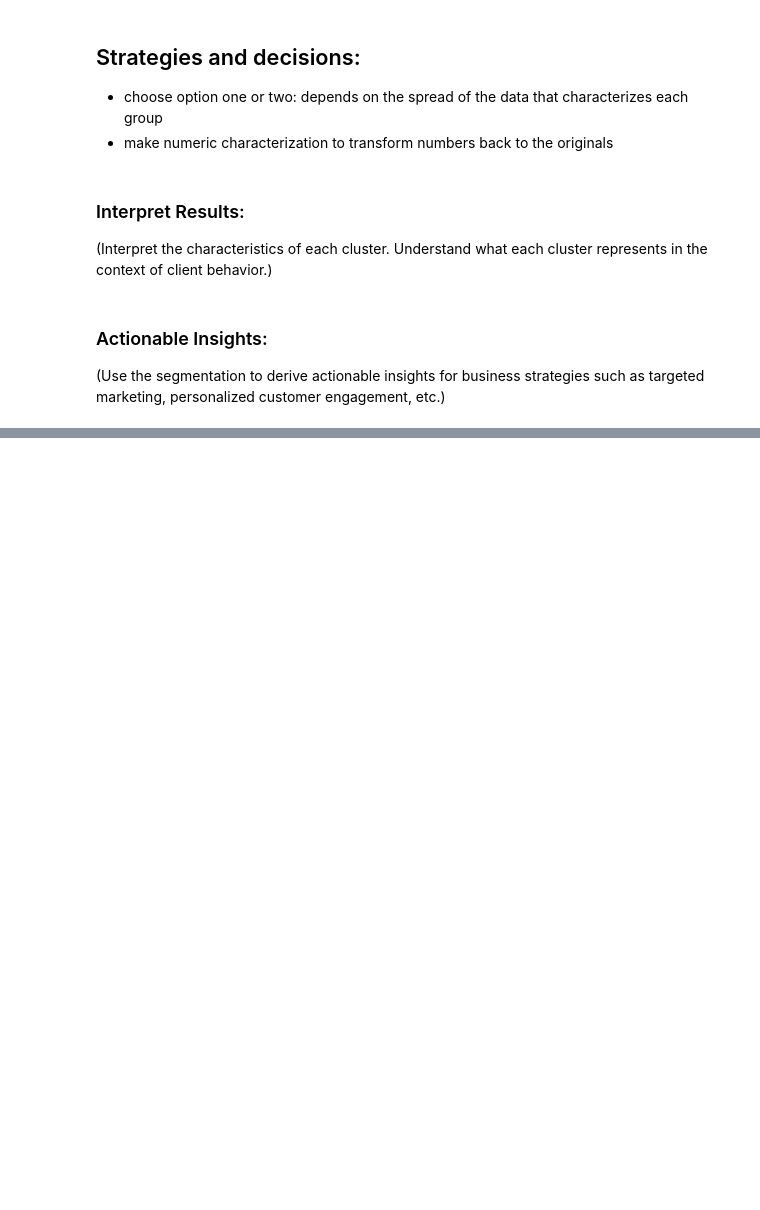
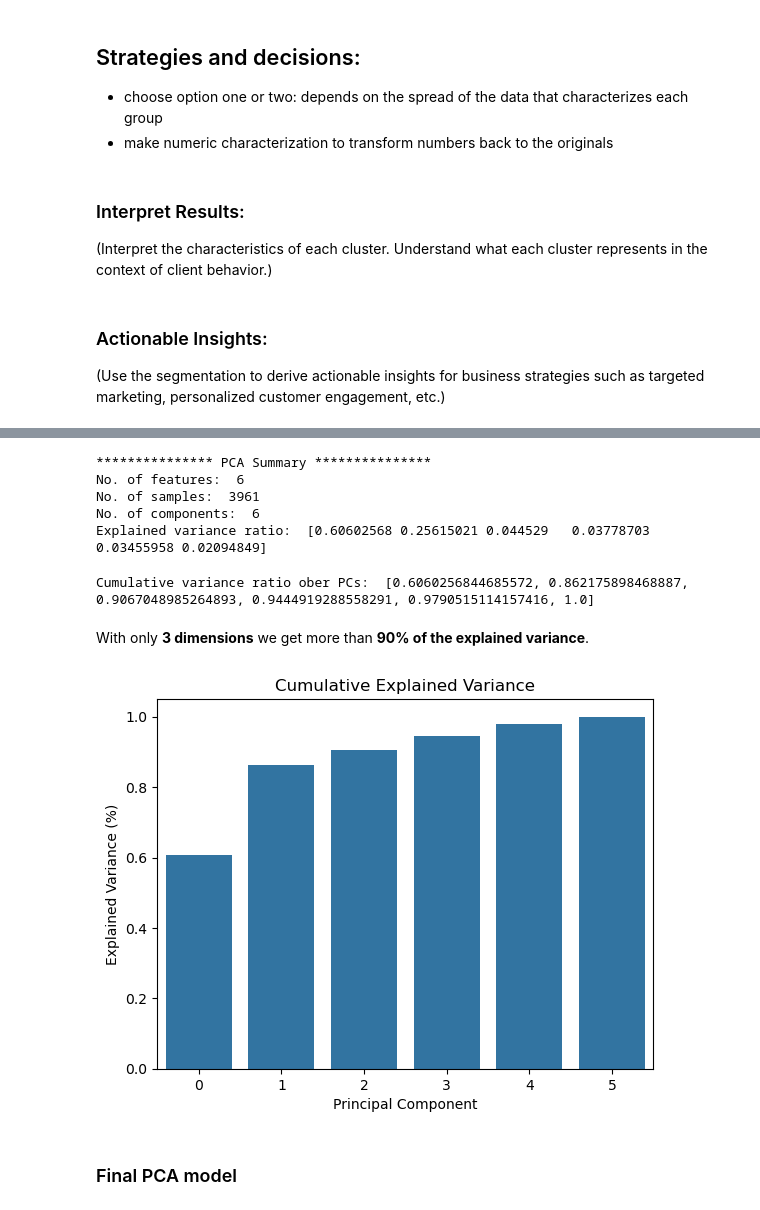
Before and after one commit to NunoMac/PostGrad_ProjectML_Group1_SportifyClientSegmentation, a Jupyter notebook: Sportify_customer_segmentation.ipynb, the cells around one changed output, grey strips where cells are left out. Drawn from its saved outputs; the diff is of its cells as text; code cells hidden in the pictures; blank space fills up the shorter version.

```diff
--- a/Sportify_customer_segmentation.ipynb
+++ b/Sportify_customer_segmentation.ipynb
@@ -342,0 +413,5 @@ The conclusions are very similar to Option One. Copied below:
+# %%
+#as seen before, delete empty values
+df_dig_clean2 = df_dig.dropna()
+print(len(df_dig_clean2))
+df_dig_clean2.head()
@@ -342,0 +443,5 @@ The conclusions are very similar to Option One. Copied below:
+# %%
+#scale data before performing PCA
+scaler=StandardScaler()
+df_dig_std=pd.DataFrame(scaler.fit_transform(df_dig_clean2), columns=df_dig.columns)
+df_dig_std.head()
@@ -342,0 +457,6 @@ The conclusions are very similar to Option One. Copied below:
+# %%
+#explore how much variance wach PC captures
+nr_features = df_dig_std.shape[1]
+pca = PCA(n_components=nr_features)
+df_dig_std_trans= pd.DataFrame(pca.fit_transform(df_dig_std), columns=df_dig_std.columns)
+df_dig_std_trans.head()
@@ -342,0 +482,38 @@ The conclusions are very similar to Option One. Copied below:
+# %%
+# Print the results
+print('PCA Summary')
+print('No. of features: ', df_dig_std_trans.shape[1])
+print('No. of samples: ', df_dig_std_trans.shape[0])
+print('No. of components: ', pca.n_components_)
+print('Explained variance ratio: ', pca.explained_variance_ratio_)
+# %% [output]
+*************** PCA Summary ***************
+No. of features:  6
+No. of samples:  3961
+No. of components:  6
+Explained variance ratio:  [0.60602568 0.25615021 0.044529   0.03778703 0.03455958 0.02094849]
+# %%
+#let's analyze how many components we should keep
+#plot cumulative explained variance
+cum_variance=[]
+for i, value in enumerate(pca.explained_variance_ratio_):
+    if i==0:
+        cum_variance.append(value)
+    else:
+        cum_variance.append(value+cum_variance[i-1])
+print('Cumulative variance ratio ober PCs: ', cum_variance)
+# %% [output]
+Cumulative variance ratio ober PCs:  [0.6060256844685572, 0.862175898468887, 0.9067048985264893, 0.9444919288558291, 0.9790515114157416, 1.0]
+# %% [markdown]
+With only **3 dimensions** we get more than **90% of the explained variance**.
+# %%
+#Graphical representation of PCs' cumulative variance ratio
+sns.barplot(data=cum_variance)
+plt.title('Cumulative Explained Variance')
+plt.xlabel('Principal Component')
+plt.ylabel('Explained Variance (%)')
+plt.show()
+# %% [output]
+[figure, added]
+# %% [markdown]
+### Final PCA model
```
Also changed, not shown: parts of 24 cells of this notebook, 1 other file.
